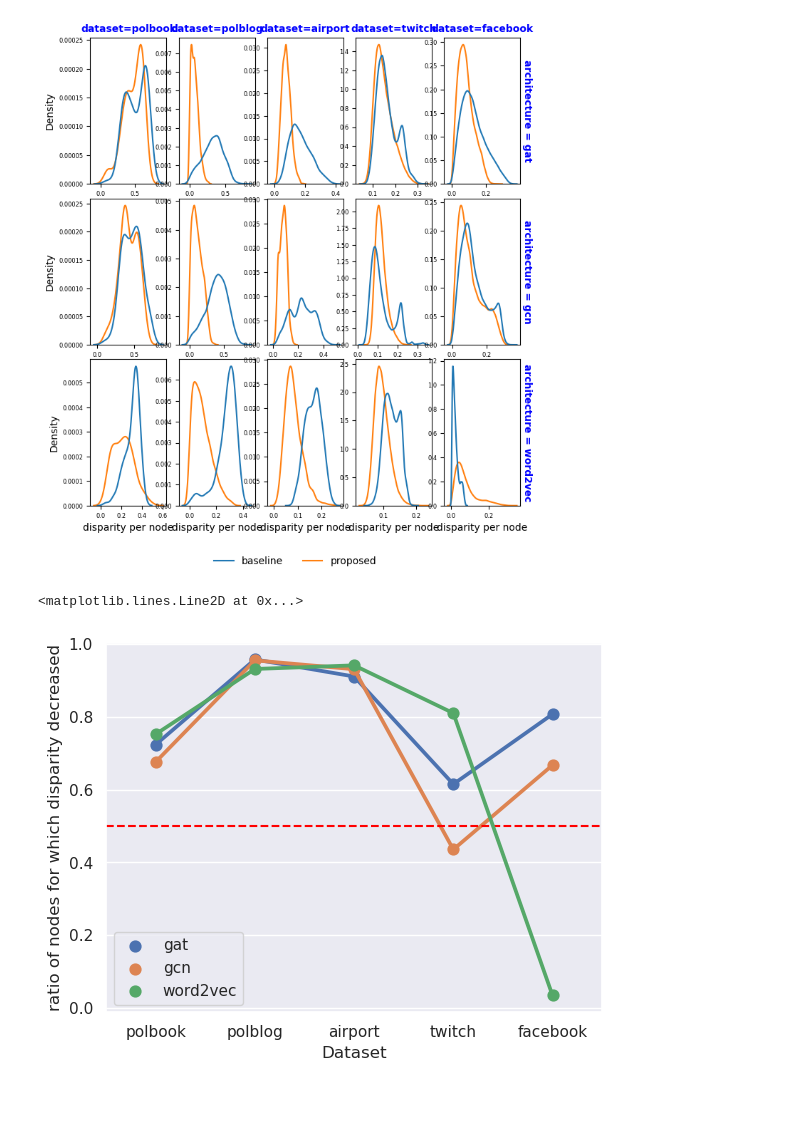
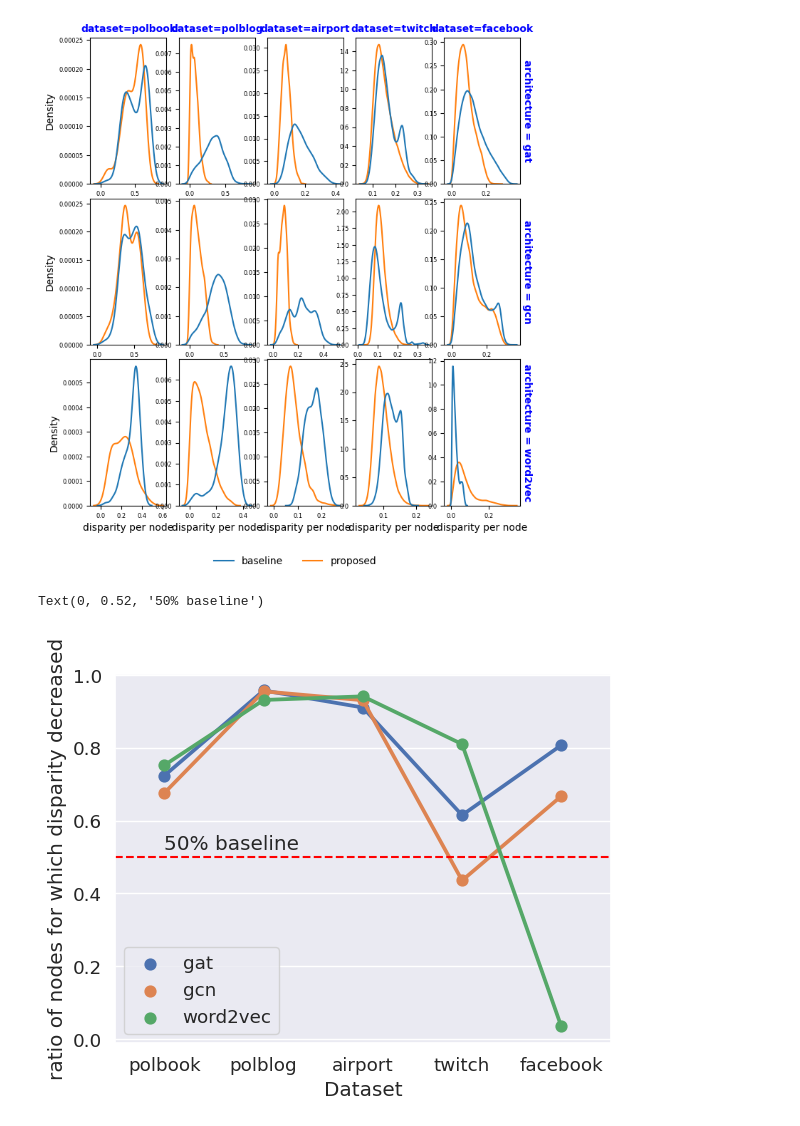
Before and after one commit to thunderock/residual2vec_, a Jupyter notebook: notebooks/PLOTS/fairness per node.ipynb, the cells around one changed output. Cells and saved outputs as stored; diff of their text form; code cells hidden in the pictures; blank space fills up the shorter version.

```diff
--- a/notebooks/PLOTS/fairness per node.ipynb
+++ b/notebooks/PLOTS/fairness per node.ipynb
@@ -220,7 +224,7 @@ g.legend.set_title(None)
 # %% [output]
 [figure]
 # %%
-sns.set(font_scale=1)
+sns.set(font_scale=1.2)
 mp = {
     'Dataset': [],
     'architecture': [],
@@ -240,9 +244,10 @@ fdf = pd.DataFrame(mp)
 # %%
 
 ax = sns.pointplot(data=fdf, x='Dataset', y='score', hue='architecture')
 ax.set(ylabel='ratio of nodes for which disparity decreased')
 ax.legend(loc="lower left")
-plt.axhline(y=.5, linestyle='--', c='red')
+plt.axhline(y=.5, linestyle='--', c='red', )
+ax.annotate('50% baseline', xy=(0, .52))
 # %% [output]
-<matplotlib.lines.Line2D at 0x...>
+Text(0, 0.52, '50% baseline')
-[figure, old version]
+[figure, new version]
```
Also changed, not shown: parts of 1 cell of this notebook, 3 other files.
